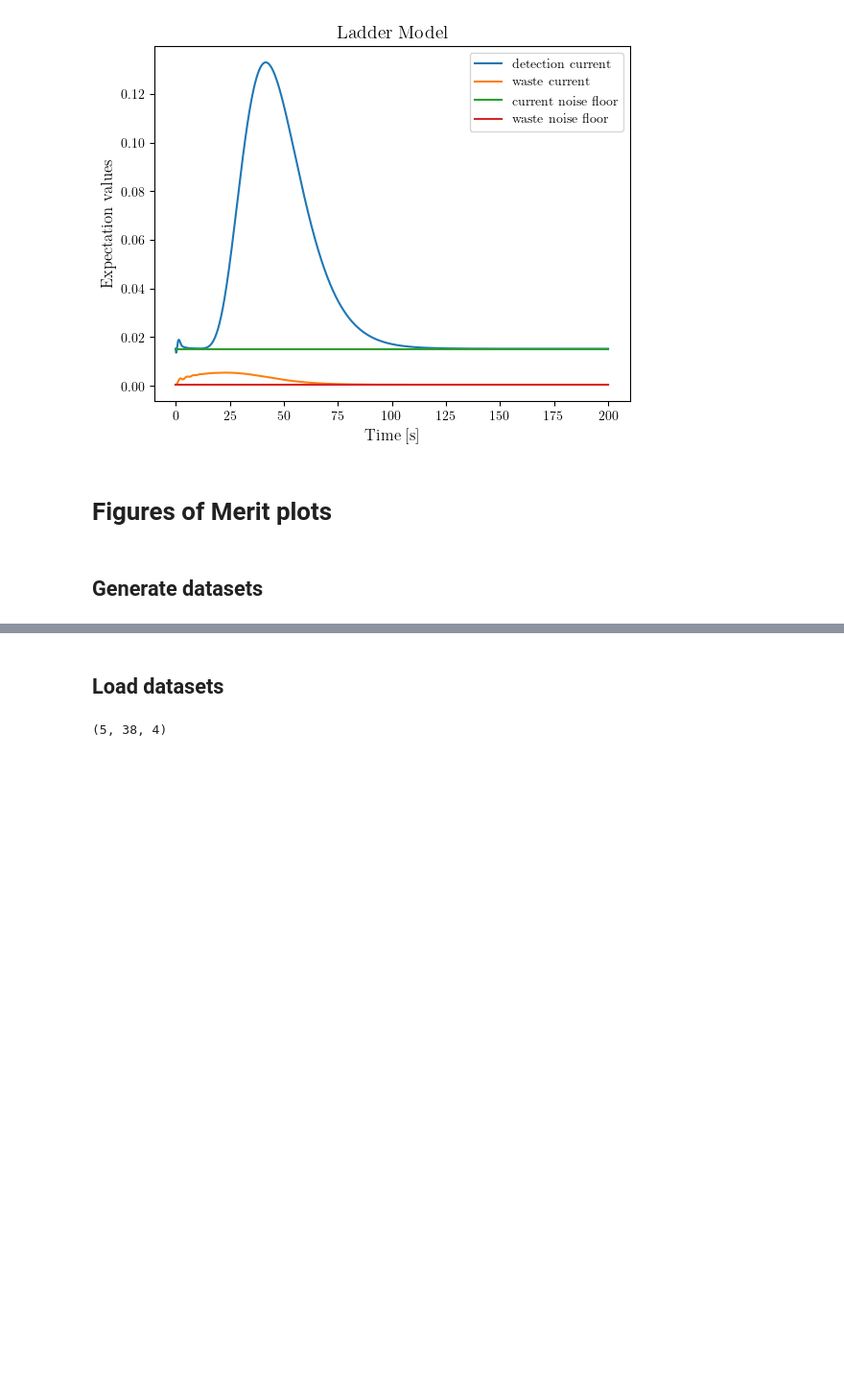
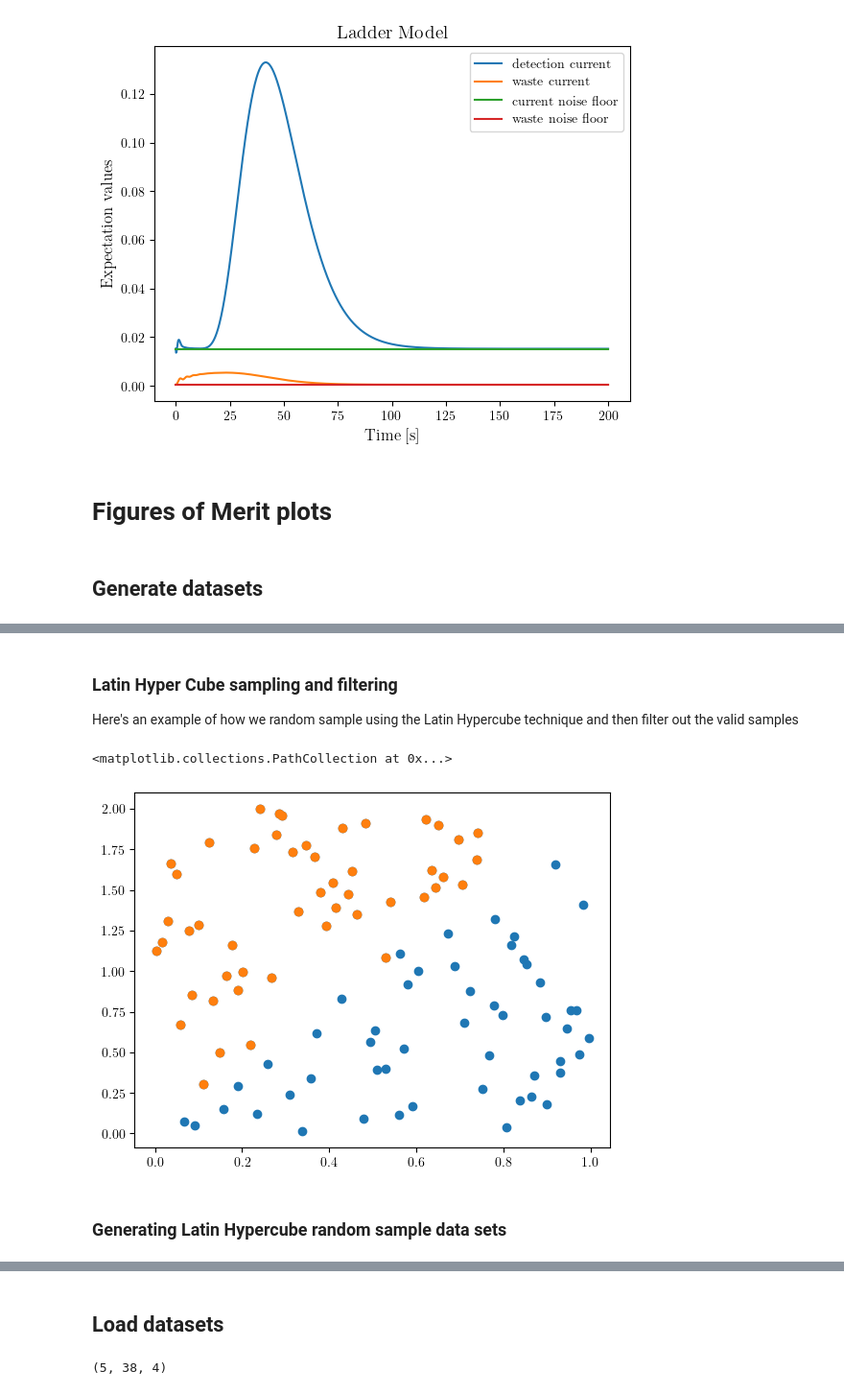
Before and after one commit to Emanuel-Schwarzhans/Quantum-detectors-as-autonomous-machines-assessing-the-thermodynamics-of-information-acquisit-co, a Jupyter notebook: thermal_single_photon_activation_amplification.ipynb, the cells around one changed output, grey strips where cells are left out. Shown at 96% size. Saved outputs shown, nothing was run; the diff lists cells and outputs as text; code cells hidden in the pictures; blank space fills up the shorter version.

Commit message:
added random

```diff
--- a/thermal_single_photon_activation_amplification.ipynb
+++ b/thermal_single_photon_activation_amplification.ipynb
@@ -194,0 +212,19 @@ qsave(FOM_Emax_list,"FOM_Emax_list")
+# %% [markdown]
+### Latin Hyper Cube sampling and filtering
+Here's an example of how we random sample using the Latin Hypercube technique and then filter out the valid samples
+# %%
+from scipy.stats.qmc import *
+
+
+sampler=LatinHypercube(2)
+samples=np.array(sampler.random(n=100))
+
+scaled_samples = scale(samples, [0, 0], [1,2])
+plt.scatter(scaled_samples[:,0],scaled_samples[:,1])
+filtered_samples = scaled_samples[scaled_samples[:, 1] > 2 * scaled_samples[:, 0] ]
+plt.scatter(filtered_samples[:,0],filtered_samples[:,1])
+# %% [output]
+<matplotlib.collections.PathCollection at 0x...>
+[figure, added]
+# %% [markdown]
+### Generating Latin Hypercube random sample data sets
```
Also changed, not shown: parts of 9 cells of this notebook, 6 other files.
